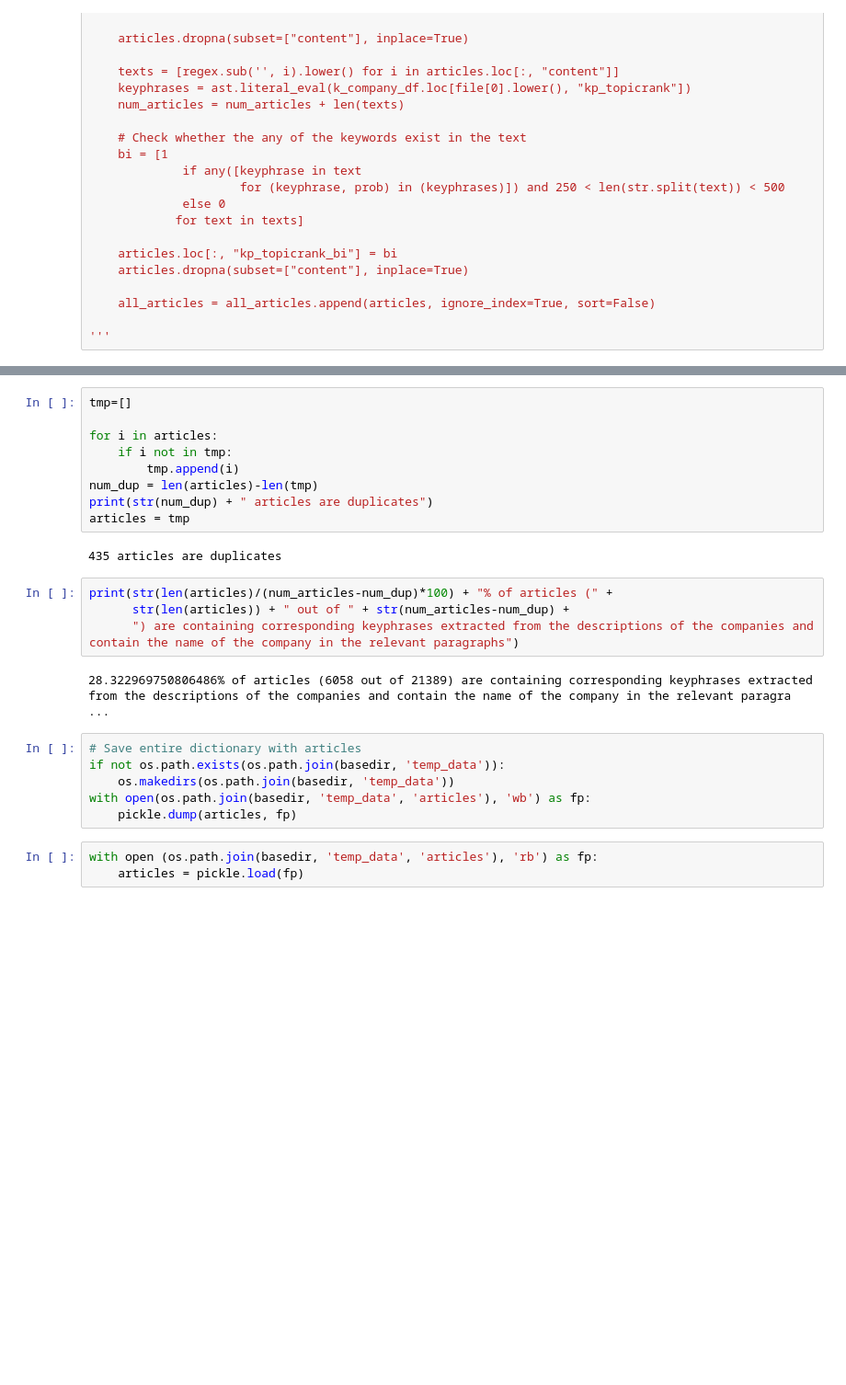
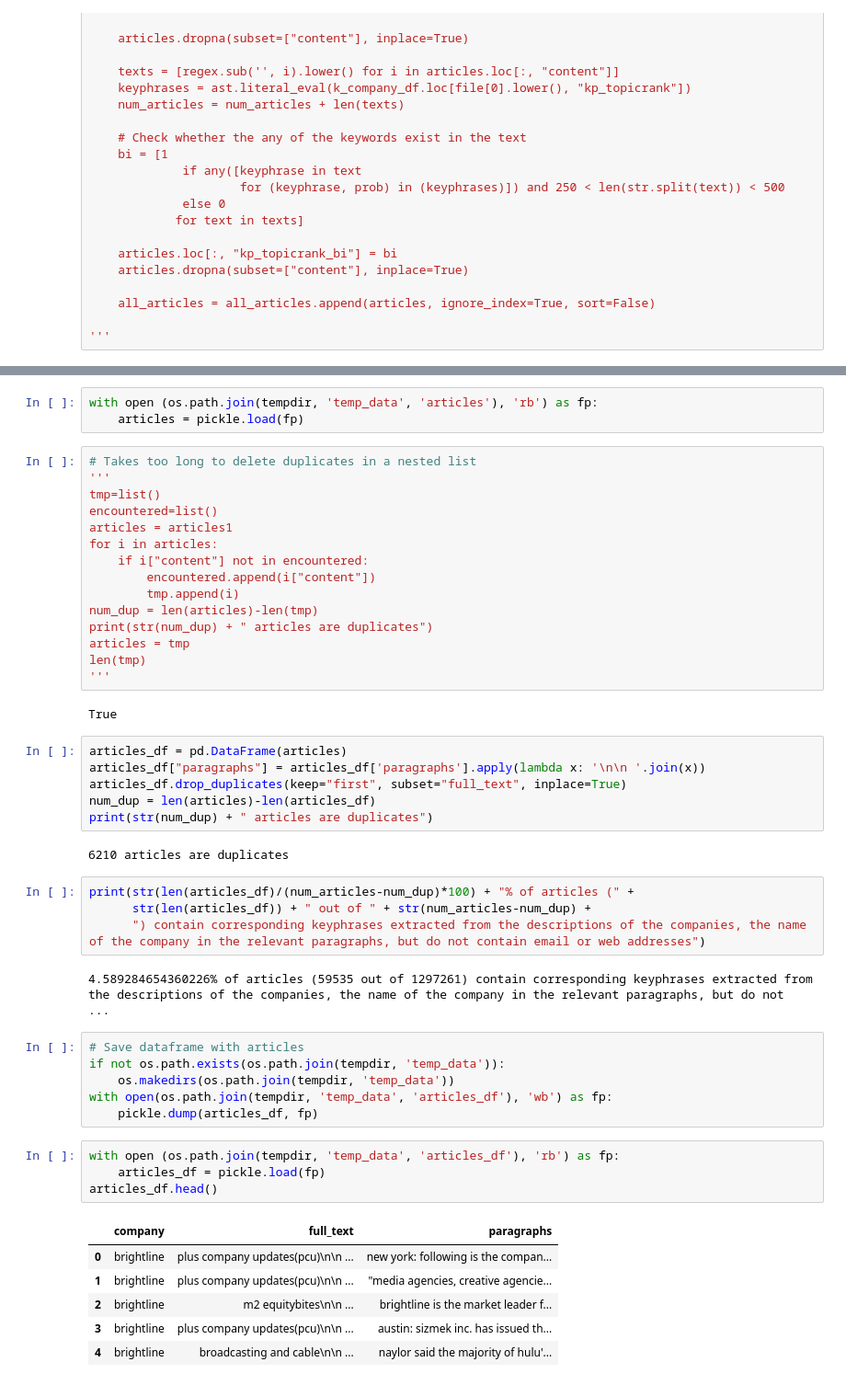
Before and after one commit to vyacheslavov/ma_code, a Jupyter notebook: data_cleaning.ipynb, the cells around one changed output, grey strips where cells are left out. Shown at 92% size. Saved outputs shown, nothing was run; the diff lists cells and outputs as text; blank space fills up the shorter version.

```diff
--- a/data_cleaning.ipynb
+++ b/data_cleaning.ipynb
@@ -617,27 +707,52 @@ for index_f, file in enumerate(paths):
+# %%
+with open (os.path.join(tempdir, 'temp_data', 'articles'), 'rb') as fp:
+    articles = pickle.load(fp)
 # %%
-tmp=[]
-
+# Takes too long to delete duplicates in a nested list
+'''
+tmp=list()
+encountered=list()
+articles = articles1
 for i in articles:
-    if i not in tmp:
+    if i["content"] not in encountered:
+        encountered.append(i["content"])
         tmp.append(i)
 num_dup = len(articles)-len(tmp)
 print(str(num_dup) + " articles are duplicates")
 articles = tmp
+len(tmp)
+'''
 # %% [output]
-435 articles are duplicates
+True
+# %%
+articles_df = pd.DataFrame(articles)
+articles_df["paragraphs"] = articles_df['paragraphs'].apply(lambda x: '\n\n '.join(x))
+articles_df.drop_duplicates(keep="first", subset="full_text", inplace=True)
+num_dup = len(articles)-len(articles_df)
+print(str(num_dup) + " articles are duplicates")
+# %% [output]
+6210 articles are duplicates
 # %%
-print(str(len(articles)/(num_articles-num_dup)*100) + "% of articles (" +
-      str(len(articles)) + " out of " + str(num_articles-num_dup) +
-      ") are containing corresponding keyphrases extracted from the descriptions of the companies and contain the name of the company in the relevant paragraphs")
+print(str(len(articles_df)/(num_articles-num_dup)*100) + "% of articles (" +
+      str(len(articles_df)) + " out of " + str(num_articles-num_dup) +
+      ") contain corresponding keyphrases extracted from the descriptions of the companies, the name of the company in the relevant paragraphs, but do not contain email or web addresses")
 # %% [output]
-28.322969750806486% of articles (6058 out of 21389) are containing corresponding keyphrases extracted from the descriptions of the companies and contain the name of the company in the relevant paragra ...
+4.589284654360226% of articles (59535 out of 1297261) contain corresponding keyphrases extracted from the descriptions of the companies, the name of the company in the relevant paragraphs, but do not  ...
 # %%
-# Save entire dictionary with articles
-if not os.path.exists(os.path.join(basedir, 'temp_data')):
-    os.makedirs(os.path.join(basedir, 'temp_data'))
-with open(os.path.join(basedir, 'temp_data', 'articles'), 'wb') as fp:
-    pickle.dump(articles, fp)
+# Save dataframe with articles
+if not os.path.exists(os.path.join(tempdir, 'temp_data')):
+    os.makedirs(os.path.join(tempdir, 'temp_data'))
+with open(os.path.join(tempdir, 'temp_data', 'articles_df'), 'wb') as fp:
+    pickle.dump(articles_df, fp)
 # %%
-with open (os.path.join(basedir, 'temp_data', 'articles'), 'rb') as fp:
-    articles = pickle.load(fp)
+with open (os.path.join(tempdir, 'temp_data', 'articles_df'), 'rb') as fp:
+    articles_df = pickle.load(fp)
+articles_df.head()
+# %% [output]
+|  | company | full_text | paragraphs |
+| 0 | brightline | plus company updates(pcu)\n\n ... | new york: following is the compan... |
+| 1 | brightline | plus company updates(pcu)\n\n ... | "media agencies, creative agencie... |
+| 2 | brightline | m2 equitybites\n\n ... | brightline is the market leader f... |
+| 3 | brightline | plus company updates(pcu)\n\n ... | austin: sizmek inc. has issued th... |
+| 4 | brightline | broadcasting and cable\n\n ... | naylor said the majority of hulu'... |
 # %%
```
Also changed, not shown: parts of 47 cells of this notebook, 18 other files.
